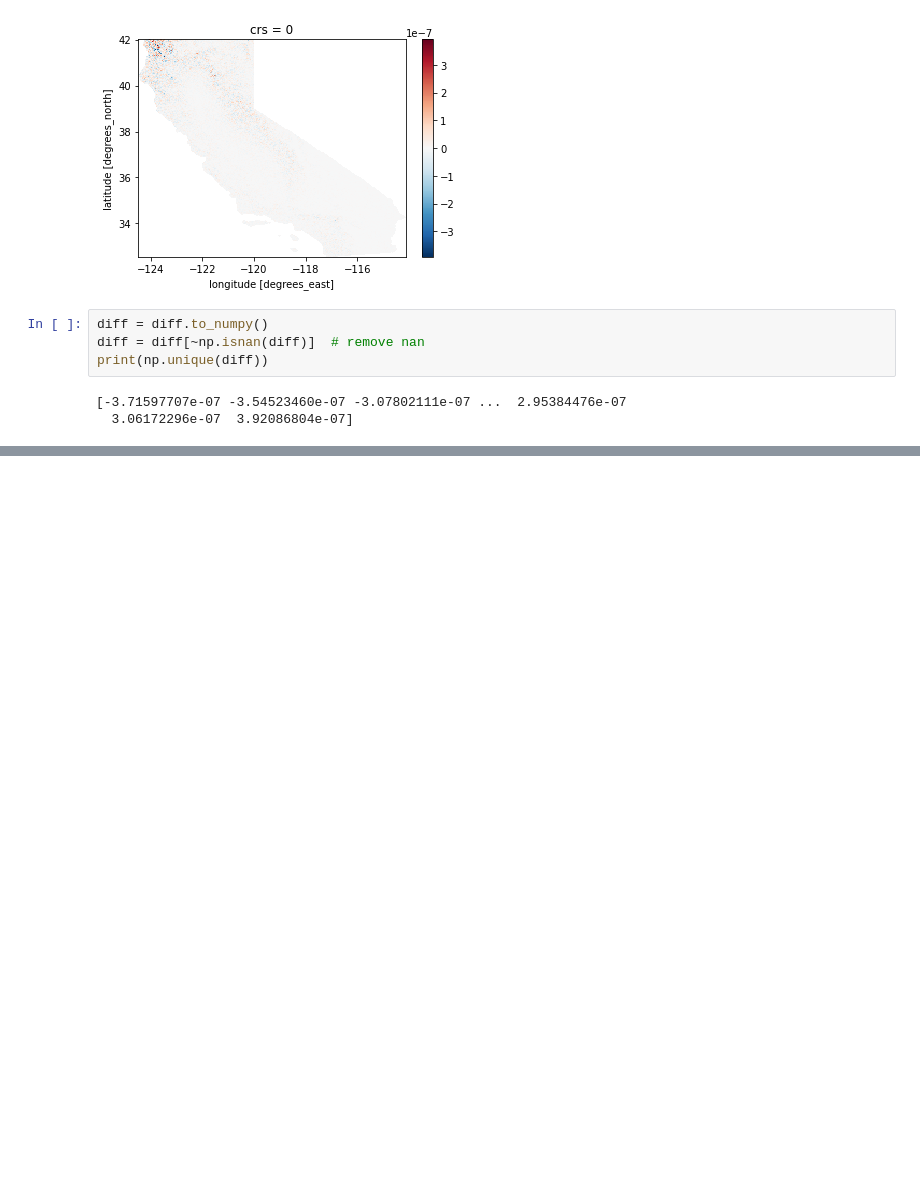
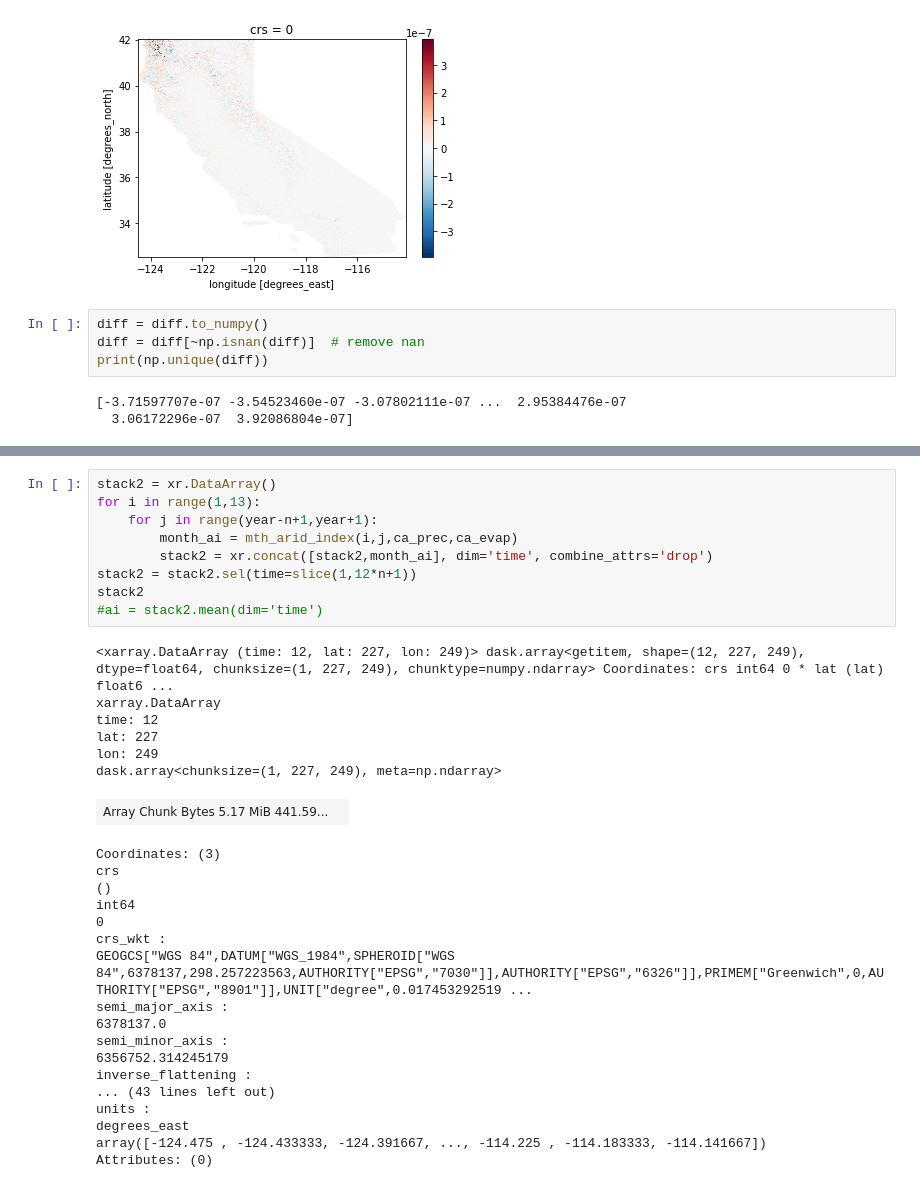
Before and after one commit to carmengg/PlanetComp_aridity_layer, a Jupyter notebook: ca_aridity_FUNCTIONS.ipynb, the cells around one changed output, grey strips where cells are left out. Cells and saved outputs as stored; diff of their text form; blank space fills up the shorter version.

```diff
--- a/ca_aridity_FUNCTIONS.ipynb
+++ b/ca_aridity_FUNCTIONS.ipynb
@@ -228,0 +242,34 @@ print(np.unique(diff))
+# %%
+stack2 = xr.DataArray()
+for i in range(1,13):
+    for j in range(year-n+1,year+1):
+        month_ai = mth_arid_index(i,j,ca_prec,ca_evap)
+        stack2 = xr.concat([stack2,month_ai], dim='time', combine_attrs='drop')
+stack2 = stack2.sel(time=slice(1,12*n+1))
+stack2
+#ai = stack2.mean(dim='time')
+# %% [output]
+<xarray.DataArray (time: 12, lat: 227, lon: 249)> dask.array<getitem, shape=(12, 227, 249), dtype=float64, chunksize=(1, 227, 249), chunktype=numpy.ndarray> Coordinates: crs int64 0 * lat (lat) float6 ...
+xarray.DataArray
+time: 12
+lat: 227
+lon: 249
+dask.array<chunksize=(1, 227, 249), meta=np.ndarray>
+| Array Chunk Bytes 5.17 MiB 441.59... |  |
+Coordinates: (3)
+crs
+()
+int64
+0
+crs_wkt :
+GEOGCS["WGS 84",DATUM["WGS_1984",SPHEROID["WGS 84",6378137,298.257223563,AUTHORITY["EPSG","7030"]],AUTHORITY["EPSG","6326"]],PRIMEM["Greenwich",0,AUTHORITY["EPSG","8901"]],UNIT["degree",0.017453292519 ...
+semi_major_axis :
+6378137.0
+semi_minor_axis :
+6356752.314245179
+inverse_flattening :
+... (43 lines left out)
+units :
+degrees_east
+array([-124.475 , -124.433333, -124.391667, ..., -114.225 , -114.183333, -114.141667])
+Attributes: (0)
```
Also changed, not shown: parts of 12 cells of this notebook, 1 other file.
